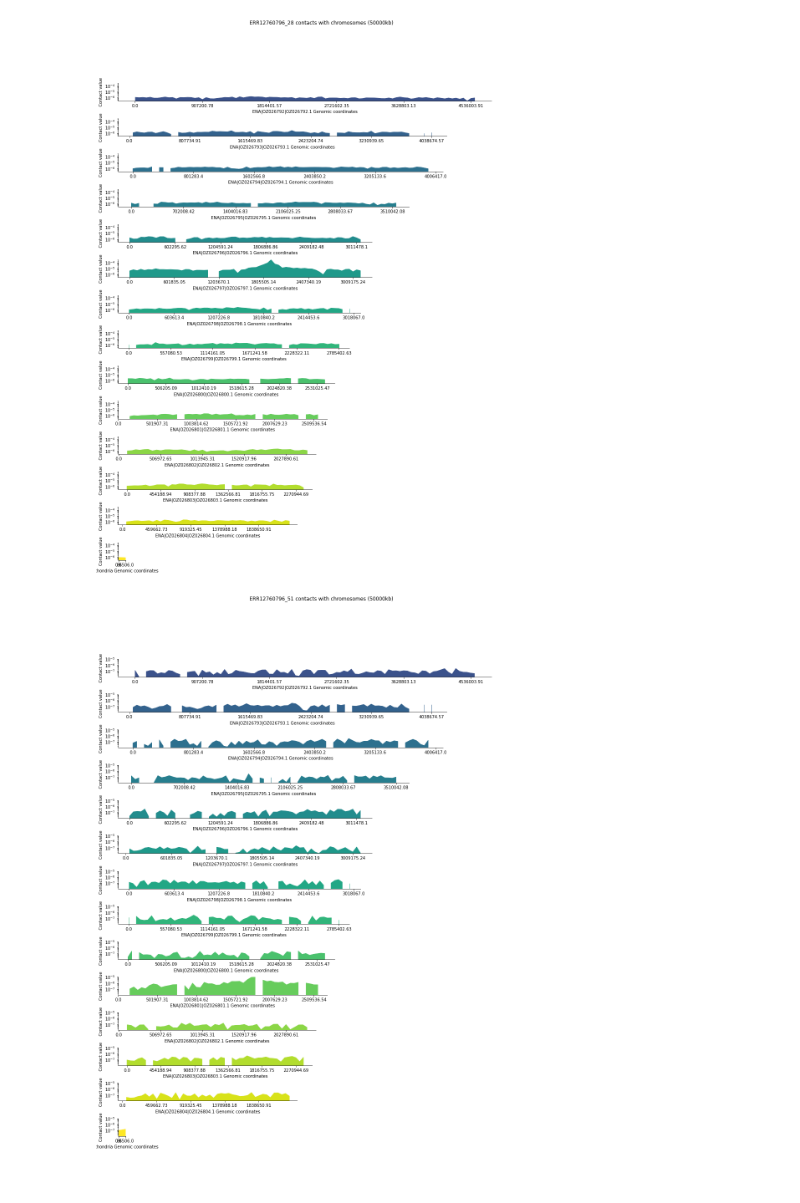
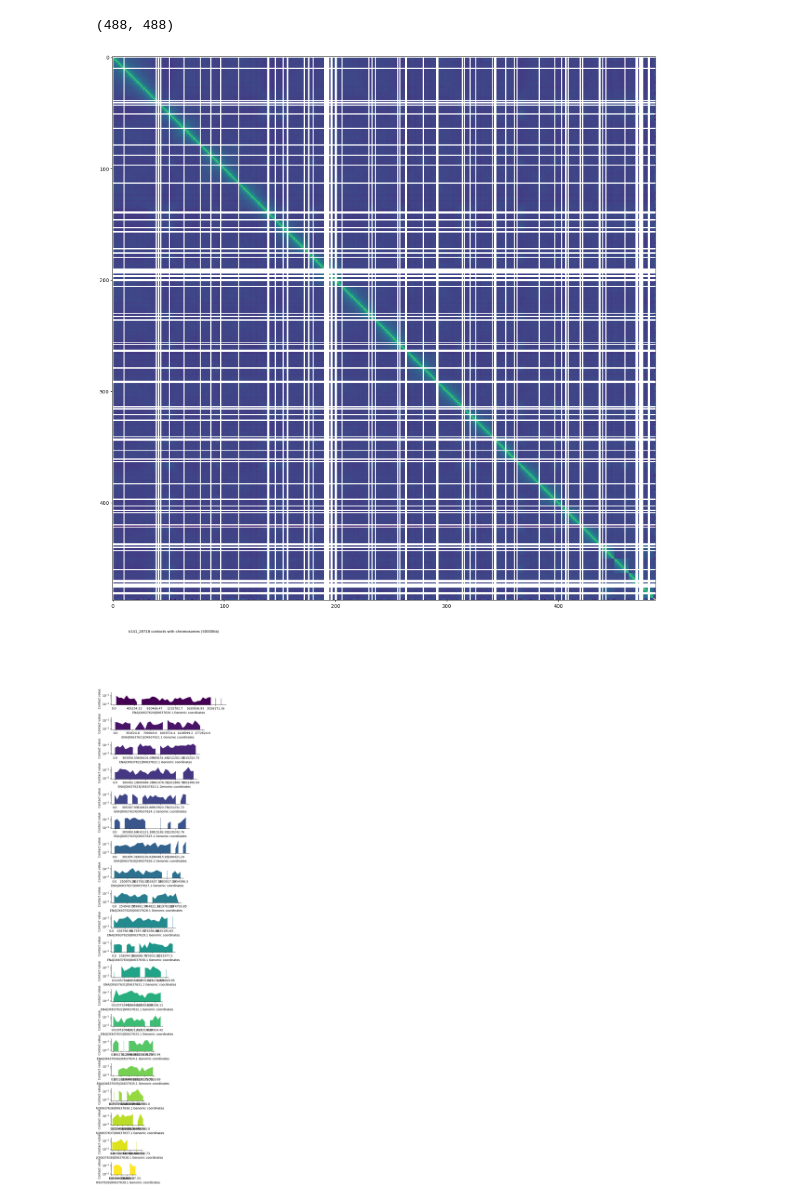
Before and after one commit to Mae-4815162342/kontiguity, a Jupyter notebook: display_tests.ipynb, the cells around one changed output. Drawn from its saved outputs; the diff is of its cells as text; code cells hidden in the pictures.

Commit message:
display_plasmids

```diff
--- a/display_tests.ipynb
+++ b/display_tests.ipynb
@@ -210,7 +214,9 @@ def plot_signals(signals, signal_names, signal_limits, centromeres = [], title =
     max_size = np.max([len(signal) for signal in signals])
     fig = plt.figure(figsize=(max_size // 5, 1.5 * nb_signals))
     outer_gs = GridSpec(nb_signals, 1, hspace=1)
-    colors = cmr.get_sub_cmap('viridis', 0.25, 1, N=nb_signals).colors
+    #colors = cmr.get_sub_cmap('viridis', 0.25, 1, N=nb_signals).colors
+    cmap = matplotlib.colormaps['viridis']
+    colors = cmap(np.linspace(0, 1, nb_signals))
     global_min = np.nanmin([np.nanmin(signal) for signal in signals])
     global_max = np.nanmax([np.nanmax(signal) for signal in signals])
 
@@ -312,7 +318,9 @@ def plot_signals(signals, signal_names, signal_limits, reference_signal = "", ce
     max_size = np.max([len(signal) for signal in signals])
     fig = plt.figure(figsize=(max_size // 5, 1.5 * nb_signals))
     outer_gs = GridSpec(nb_signals, 1, hspace=1)
-    colors = cmr.get_sub_cmap('viridis', 0.25, 1, N=nb_signals).colors
+    #colors = cmr.get_sub_cmap('viridis', 0.25, 1, N=nb_signals).colors
+    cmap = matplotlib.colormaps['viridis']
+    colors = cmap(np.linspace(0, 1, nb_signals))
     global_min = np.nanmin([np.nanmin(signals[i]) for i in range(nb_signals) if signal_names[i] != reference_signal])
     global_max = np.nanmax([np.nanmax(signals[i]) for i in range(nb_signals) if signal_names[i] != reference_signal])
 
@@ -367,6 +375,8 @@ def plot_contig_4C(cool_path, binning, chromosomes_list, contigs_selection, cent
 
     c = cooler.Cooler(cool_file)
     for select_name in contigs_selection:
+        if len(plasmid) > 0 and select_name != plasmid:
+            continue
         chromosomes = np.append(select_name, chromosomes_list)
         signals = [
             compute_contact(c, chromosome, select_name)
@@ -386,7 +396,9 @@ def plot_contig_4C(cool_path, binning, chromosomes_list, contigs_selection, cent
             plot_signals(signals_to_keep, chroms_to_keep, chroms_coordinates, reference_signal = select_name, centromeres = centromeres, save_to = save_to, title = title, mitos = mitochondrias)
 # %%
 # dataset
-folder_path = "/media/sardine/data_2/Eukaroytic_plasmids_manual_research/mcools/"
+#folder_path = "/media/sardine/data_2/Eukaroytic_plasmids_manual_research/mcools/"
+#folder_path = "/mnt/c/Users/maely/Desktop/Thèse/E_histolytica_data/"
+folder_path = "/mnt/c/Users/maely/Desktop/Thèse/T_pullulans_data/"
 mcools = [file.replace(".mcool", "") for file in os.listdir(folder_path) if ".mcool" in file]
 mitochondrias = [
     "ENA|OX637640|OX637640.1",
@@ -413,22 +425,32 @@ mitochondrias = [
 ]
 binning = 50000
 # %%
-plasmid = "AP023147.1"
+#plasmid = "AP023147.1"
+plasmid = "k141_28718"
+chrom_start = "ENA"
 for library in mcools:
-    cool_file = f"/media/sardine/data_2/Eukaroytic_plasmids_manual_research/mcools/{library}.mcool"
-    plot_outpath = f"/media/sardine/data_2/Eukaroytic_plasmids_manual_research/contact_plots/{library}"
-    if library != "Ganoderma_resinaceum_contigs_1" or library == "Entamoeba_gingivivalis":# or os.path.exists(f"{plot_outpath}/matrix_{binning}.png"):
+    cool_file = f"{folder_path}/{library}.mcool"
+    #plot_outpath = f"/media/sardine/data_2/Eukaroytic_plasmids_manual_research/contact_plots/{library}"
+    plot_outpath = folder_path
+    if library == "Ganoderma_resinaceum_contigs_1" or library == "Entamoeba_gingivivalis":# or os.path.exists(f"{plot_outpath}/matrix_{binning}.png"):
         continue
     if not os.path.exists(plot_outpath):
         os.mkdir(plot_outpath)
     cool = cooler.Cooler(f"{cool_file}::resolutions/{binning}")
-    #plt.figure(figsize=(20,20))
-    #plt.imshow(np.log10(cool.matrix()[:]))
-    #plt.savefig(f"{plot_outpath}/matrix_{binning}.png")
-    #plt.savefig(f"{plot_outpath}/matrix_{binning}.pdf")
-    chromosomes = np.array([ chrom for chrom in list(cool.chromsizes.keys()) if chrom[:3] == "ENA" or (chrom[:3] != "ERR" and chrom[0] != "k" and chrom[:3] != "tig" and chrom != plasmid)])
-    contigs_selection = [chrom for chrom in cool.chromnames if chrom not in chromosomes]
+    chromosomes = np.array([ chrom for chrom in list(cool.chromsizes.keys()) if chrom[:3] == chrom_start or (chrom[:3] != "ERR" and chrom[0] != "k" and chrom[:3] != "tig" and chrom != plasmid)])
+    contigs_selection = [chrom for chrom in cool.chromnames if chrom not in chromosomes] if plasmid not in cool.chromnames else [plasmid]
+    plt.figure(figsize=(20,20))
+    selected_indexes = np.concatenate([
+        [i + cool.offset(chrom) for i in range(cool.chromsizes[chrom]//binning + 1)]
+        for chrom in np.concatenate([chromosomes, contigs_selection])
+    ])
+    matrix = cool.matrix()[:][selected_indexes][:, selected_indexes]
+    print(matrix.shape)
+    plt.imshow(np.log10(matrix))
+    plt.savefig(f"{plot_outpath}/matrix_{binning}.png")
+    plt.savefig(f"{plot_outpath}/matrix_{binning}.pdf")
     plot_contig_4C(cool_file, binning, chromosomes, contigs_selection, outpath = plot_outpath, mitochondrias = mitochondrias)
 # %% [output]
+(488, 488)
-[figure, old version]
+[figure, new version]
-[figure, old version]
+[figure, new version]
```
Also changed, not shown: parts of 6 cells of this notebook.
